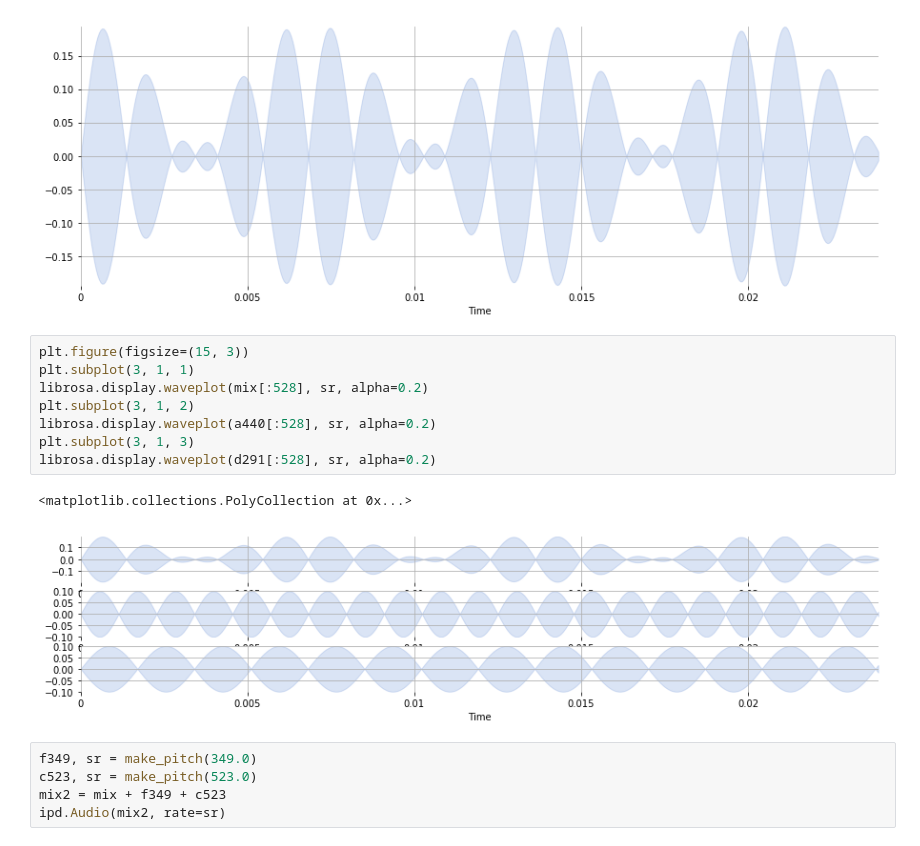
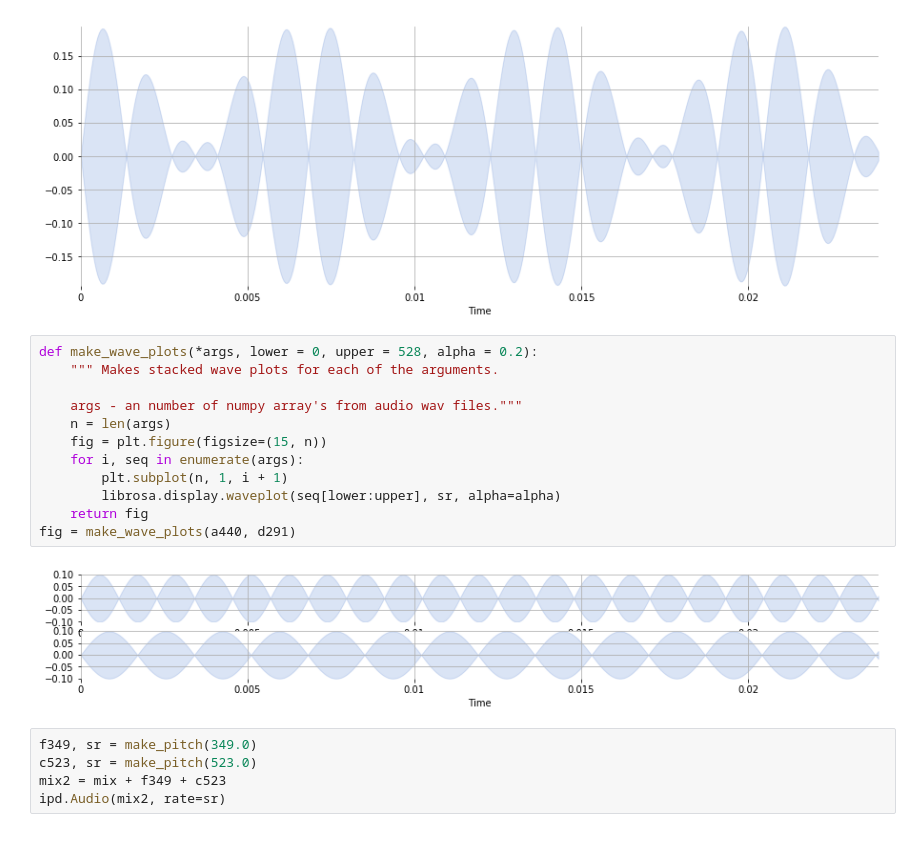
Before and after one commit to yardsale8/musicinformationretrieval.com, a Jupyter notebook: 5_3_audio_representation.ipynb, the cells around one changed output. Saved outputs shown, nothing was run; the diff lists cells and outputs as text.

```diff
--- a/5_3_audio_representation.ipynb
+++ b/5_3_audio_representation.ipynb
@@ -118,17 +94,20 @@ librosa.display.waveplot(mix[:528 ], sr, alpha=0.2)
 # %% [output]
 <matplotlib.collections.PolyCollection at 0x...>
 [figure]
-# %%
-plt.figure(figsize=(15, 3))
-plt.subplot(3, 1, 1)
-librosa.display.waveplot(mix[:528], sr, alpha=0.2)
-plt.subplot(3, 1, 2)
-librosa.display.waveplot(a440[:528], sr, alpha=0.2)
-plt.subplot(3, 1, 3)
-librosa.display.waveplot(d291[:528], sr, alpha=0.2)
-# %% [output]
-<matplotlib.collections.PolyCollection at 0x...>
-[figure, removed]
+# %%
+def make_wave_plots(*args, lower = 0, upper = 528, alpha = 0.2):
+    """ Makes stacked wave plots for each of the arguments.
+
+    args - an number of numpy array's from audio wav files."""
+    n = len(args)
+    fig = plt.figure(figsize=(15, n))
+    for i, seq in enumerate(args):
+        plt.subplot(n, 1, i + 1)
+        librosa.display.waveplot(seq[lower:upper], sr, alpha=alpha)
+    return fig
+fig = make_wave_plots(a440, d291)
+# %% [output]
+[figure, added]
 # %%
 f349, sr = make_pitch(349.0)
 c523, sr = make_pitch(523.0)
```
Also changed, not shown: parts of 24 cells of this notebook, 1 other file.
